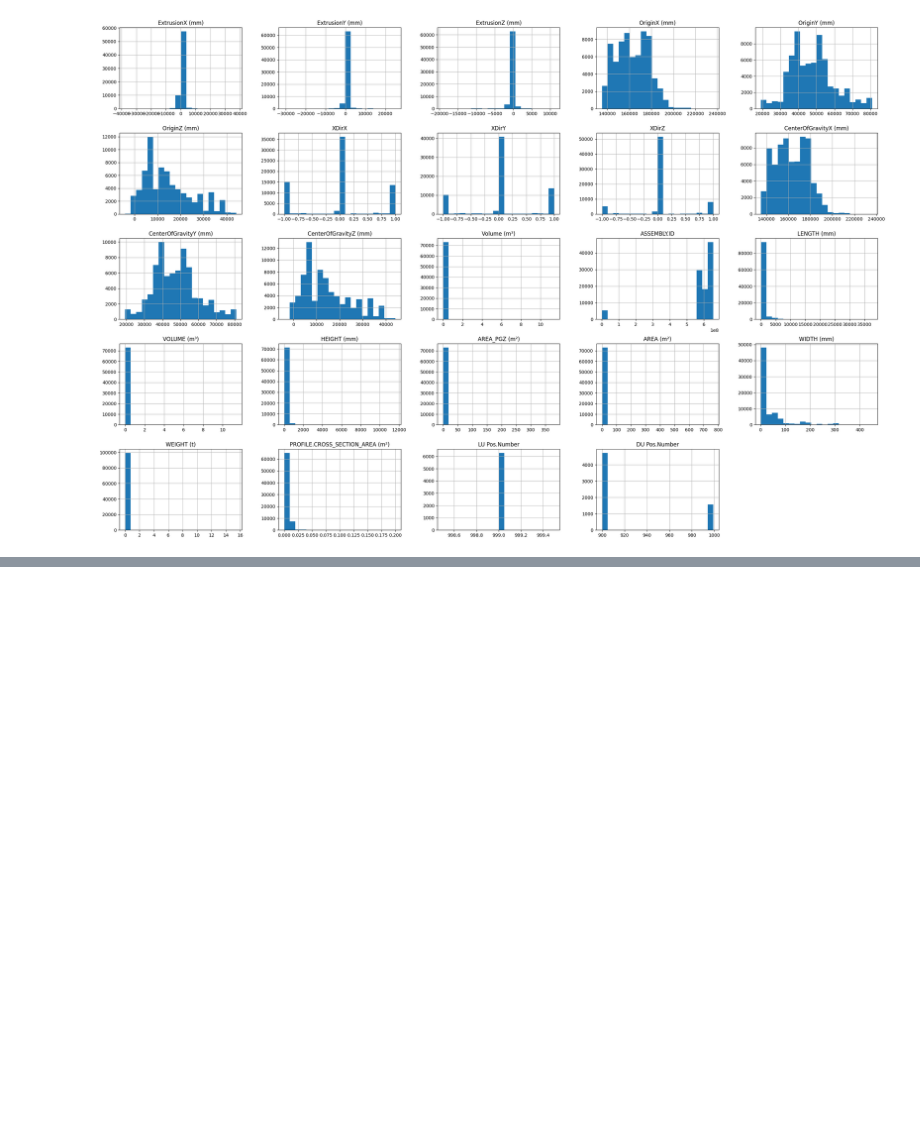
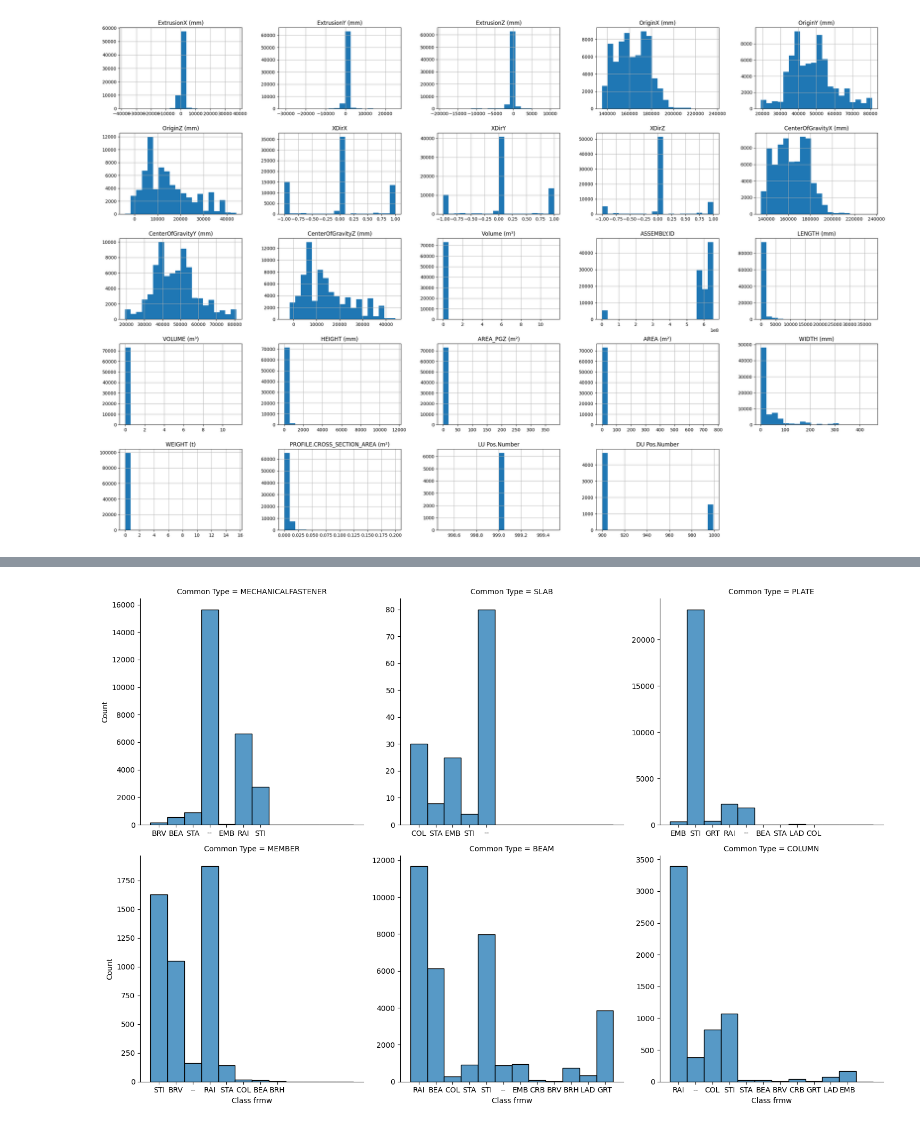
Before and after one commit to DanielGMorenaFhecor/IDI-BI-ANALISIS_DE_DATOS, a Jupyter notebook: notebook.ipynb, the cells around one changed output, grey strips where cells are left out. Saved outputs shown, nothing was run; the diff lists cells and outputs as text; code cells hidden in the pictures; blank space fills up the shorter version.

```diff
--- a/notebook.ipynb
+++ b/notebook.ipynb
@@ -66,0 +94,14 @@ _df_comb.to_csv(_filepath)
+# %%
+_cross_cols = ['Class frmw', 'Common Type']
+_df_cross = df[_cross_cols].dropna()
+
+_fig = sns.displot(_df_cross, x='Class frmw', col='Common Type',
+                   col_wrap=3, facet_kws=dict(sharex=False, sharey=False));
+
+_df_comb = _df_cross.value_counts().reset_index(name='count')
+_df_comb = _df_comb.sort_values([_cross_cols[0], 'count'], ascending=[True, False])
+
+_filepath = os.path.join(out_dir, f'{_cross_cols[0]}_x_{_cross_cols[1]}.csv')
+_df_comb.to_csv(_filepath, sep=';')
+# %% [output]
+[figure, added]
```
Also changed, not shown: parts of 4 cells of this notebook, 1 other file.
